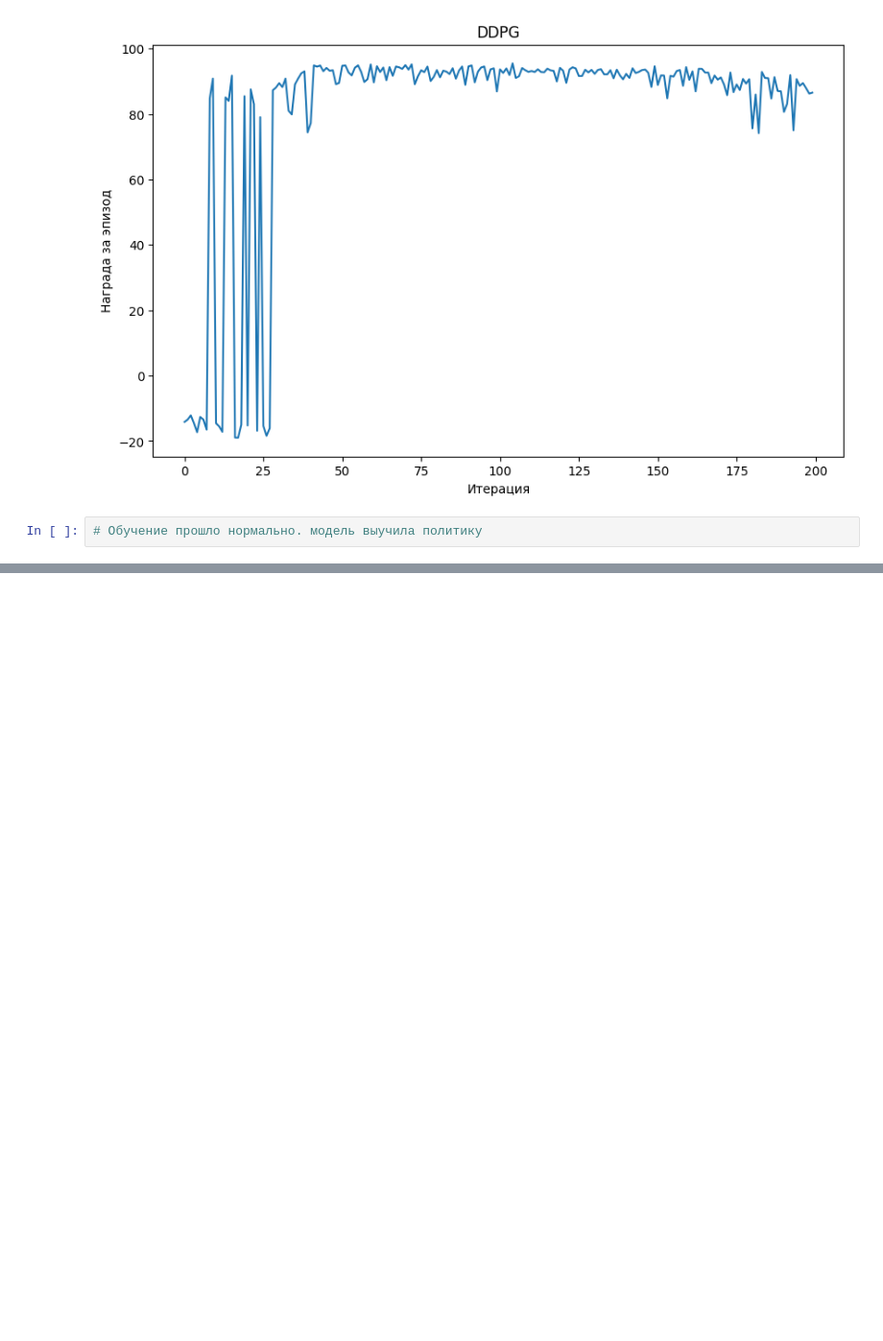
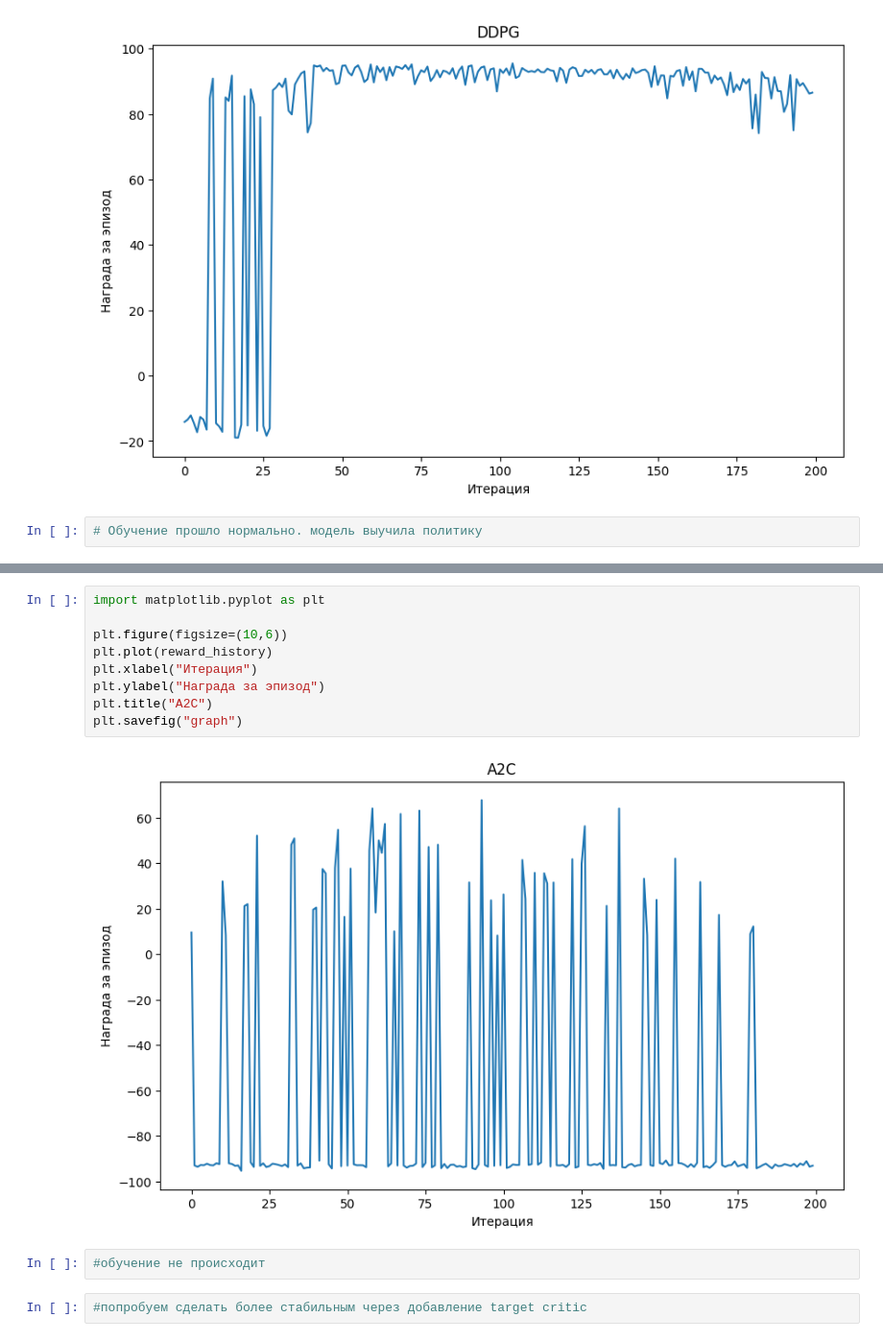
Before and after one commit to Phoenix377ss/RL_MountainCarContinuous, a Jupyter notebook: RL_MountainCarContinuous.ipynb, the cells around one changed output, grey strips where cells are left out. Shown: that part at 96% size. Drawn from its saved outputs; the diff is of its cells as text; blank space fills up the shorter version.

```diff
--- a/RL_MountainCarContinuous.ipynb
+++ b/RL_MountainCarContinuous.ipynb
@@ -198,0 +360,15 @@ plt.savefig("graph")
+# %%
+import matplotlib.pyplot as plt
+
+plt.figure(figsize=(10,6))
+plt.plot(reward_history)
+plt.xlabel("Итерация")
+plt.ylabel("Награда за эпизод")
+plt.title("A2C")
+plt.savefig("graph")
+# %% [output]
+[figure, added]
+# %%
+#обучение не происходит
+# %%
+#попробуем сделать более стабильным через добавление target critic
```
Also changed, not shown: parts of 18 cells of this notebook, 1 other file.
